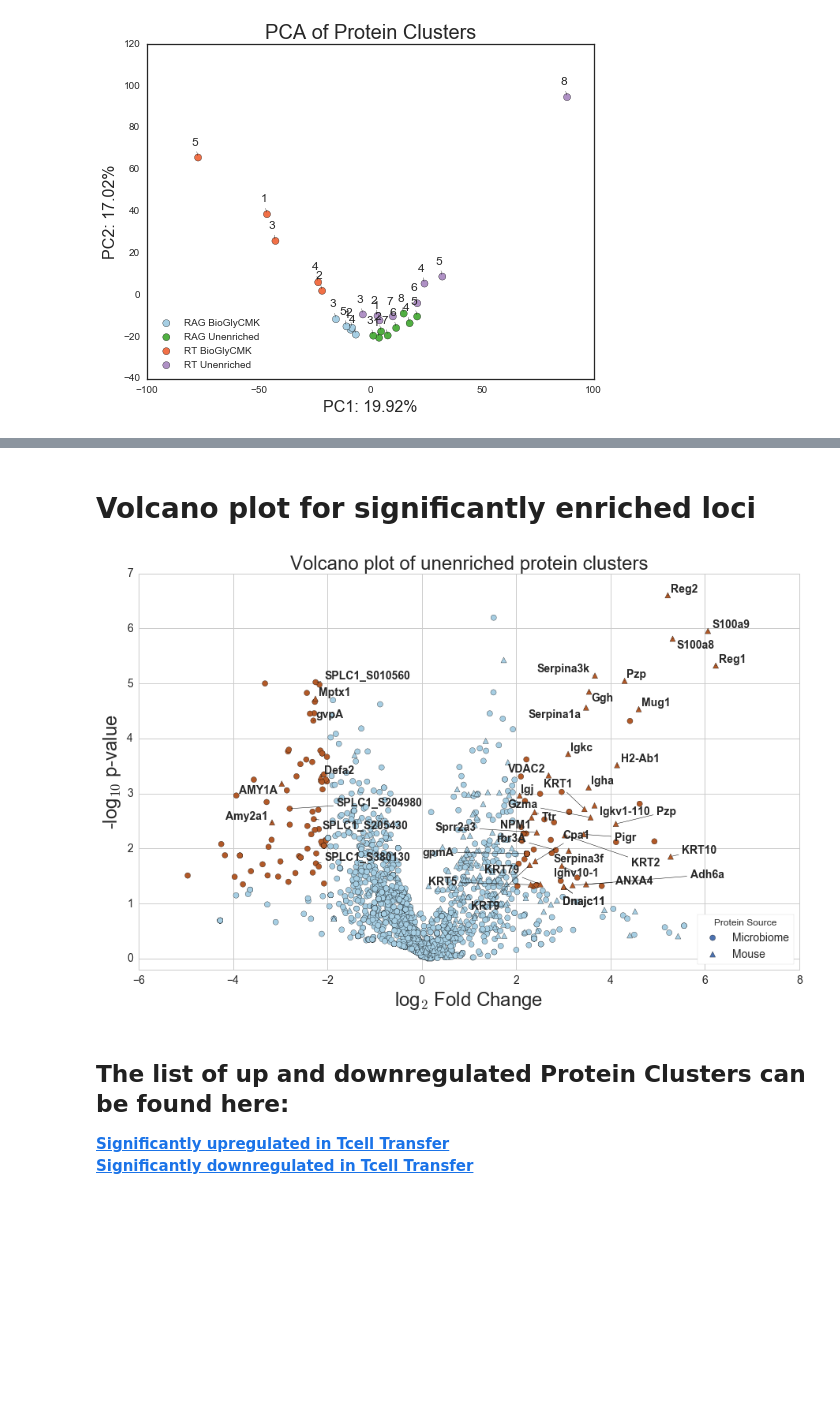
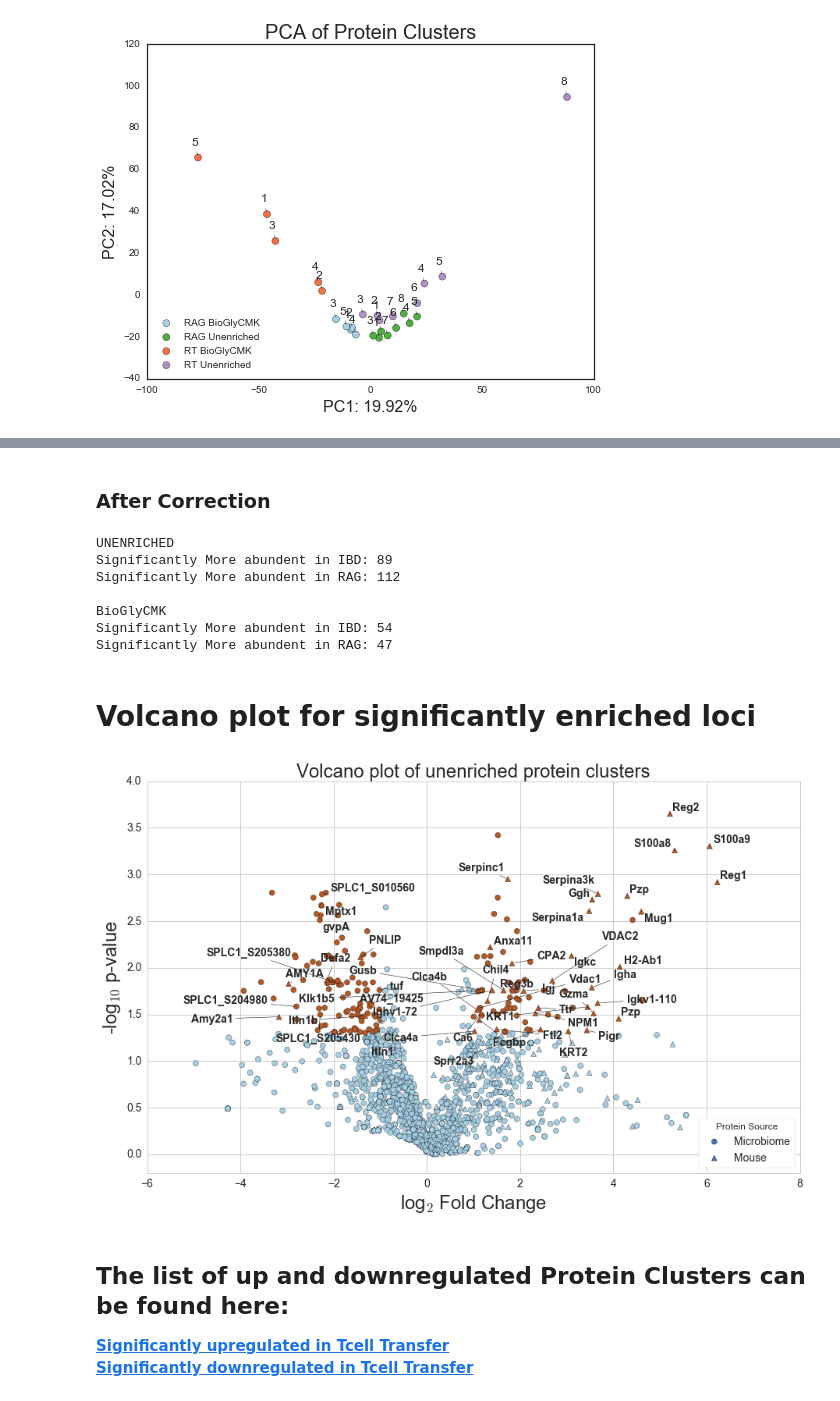
Before and after one commit to mmayers12/n15_mice, a Jupyter notebook: ipynbs/loci-analysis-from-n15-searches.ipynb, the cells around one changed output, grey strips where cells are left out. Cells and saved outputs as stored; diff of their text form; code cells hidden in the pictures; blank space fills up the shorter version.

Commit message:
Fixed volcano plot - FC and p-val corrections

```diff
--- a/ipynbs/loci-analysis-from-n15-searches.ipynb
+++ b/ipynbs/loci-analysis-from-n15-searches.ipynb
@@ -385,0 +454,33 @@ explained variance ratios: [ 0.19920871  0.17019971]
+# %% [markdown]
+### After Correction
+# %%
+u = 0
+d = 0
+for locus in unenr_grouped_loci:
+    if locus.p_value < .05 and locus.avg_ratio > 2:
+        u += 1
+    if locus.p_value < .05 and locus.avg_ratio < .5:
+        d += 1
+print('UNENRICHED')
+print("Significantly More abundent in IBD: {}".format(u))
+print("Significantly More abundent in RAG: {}".format(d))
+
+
+u = 0
+d = 0
+for locus in enr_grouped_loci_f:
+    if locus.p_value < .05 and locus.avg_ratio > 2:
+        u += 1
+    if locus.p_value < .05 and locus.avg_ratio < .5:
+        d += 1
+print('\nBioGlyCMK')
+print("Significantly More abundent in IBD: {}".format(u))
+print("Significantly More abundent in RAG: {}".format(d))
+# %% [output]
+UNENRICHED
+Significantly More abundent in IBD: 89
+Significantly More abundent in RAG: 112
+
+BioGlyCMK
+Significantly More abundent in IBD: 54
+Significantly More abundent in RAG: 47
@@ -436,7 +542,8 @@ def plot_volcano(grouped_loci, fc_cutoff=4, p_val_cutoff=.05, labels=False, titl
         adjust_text(texts, arrowprops=dict(arrowstyle="-", color='k', lw=0.5))
     plt.legend(title='Protein Source', loc=4, frameon=True, prop={'size': 14})
 # %%
-plot_volcano(unenr_grouped_loci, title='Volcano plot of unenriched protein clusters', labels=True)
+plot_volcano(unenr_grouped_loci, title='Volcano plot of unenriched protein clusters', fc_cutoff=2, p_val_cutoff=0.05, labels=True)
+plt.savefig(os.path.join(BASE, 'volcano-unenriched.svg'))
 # %% [output]
-[figure, old version]
+[figure, new version]
 # %%
```
Also changed, not shown: parts of 15 cells of this notebook, 2 other files.
